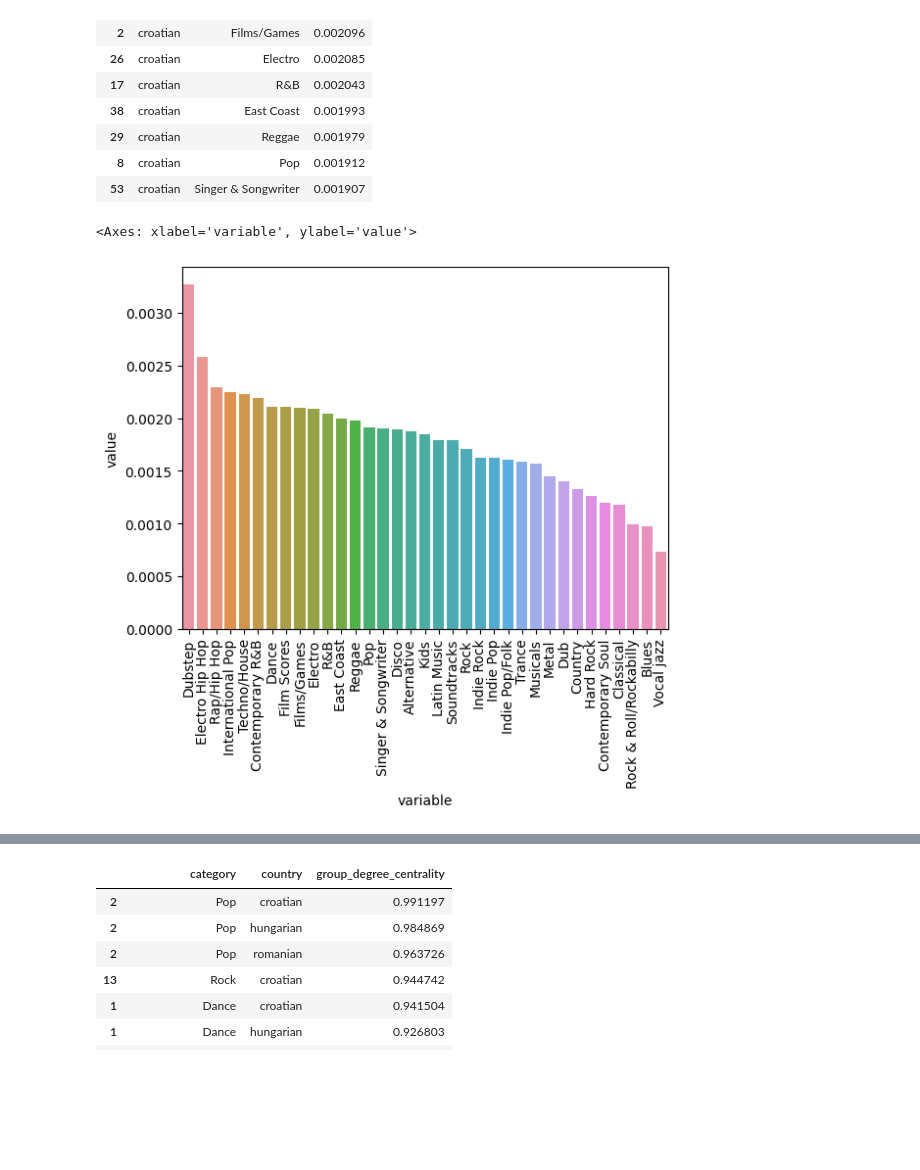
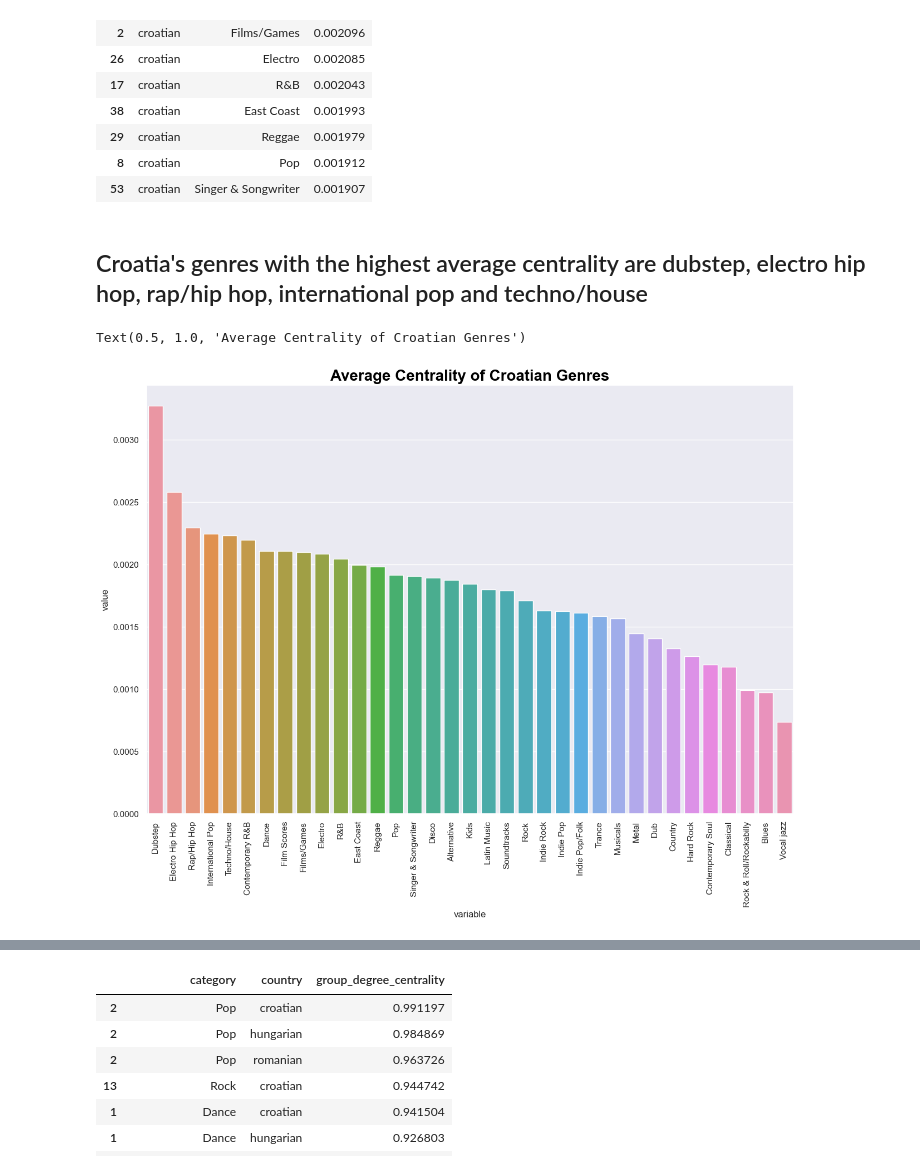
Before and after one commit to sphill12/Data_620, a Jupyter notebook: project1_final_stephen_phillips.ipynb, the cells around one changed output, grey strips where cells are left out. Cells and saved outputs as stored; diff of their text form; code cells hidden in the pictures; blank space fills up the shorter version.

```diff
--- a/project1_final_stephen_phillips.ipynb
+++ b/project1_final_stephen_phillips.ipynb
@@ -373,10 +416,0 @@ test_avg
-# %%
-test_dict = {}
-for genre in list_of_genres:
-    test_dict[genre] = np.average(genre_hr[genre_hr["genre_list"].apply(lambda x: genre in x)]["degree_centrality"])
-
-test_dict
-
-test_df = pd.DataFrame(data = test_dict, index = [0])
-test_df = pd.melt(test_df, var_name = "category", value_name =  "centrality").sort_values(by = "centrality", ascending= False)
-test_df.head(15)
@@ -553,11 +520,13 @@ eigen_centrality_df[eigen_centrality_df["dataset"]== "croatian"].sort_values(by
 | 29 | croatian | Reggae | 0.001979 |
 | 8 | croatian | Pop | 0.001912 |
 | 53 | croatian | Singer & Songwriter | 0.001907 |
+# %% [markdown]
+## Croatia's genres with the highest average centrality are dubstep, electro hip hop, rap/hip hop, international pop and techno/house
 # %%
 plt.xticks(rotation = 90)
-sns.barplot(data = eigen_centrality_df[eigen_centrality_df["dataset"] == "croatian"][eigen_centrality_df["value"] > 0].sort_values(by = ["value"], ascending = False), x = "variable", y = "value")
+sns.barplot(data = eigen_centrality_df[eigen_centrality_df["dataset"] == "croatian"][eigen_centrality_df["value"] > 0].sort_values(by = ["value"], ascending = False), x = "variable", y = "value").set_title("Average Centrality of Croatian Genres", fontdict = {"fontsize": 20,"fontweight":"bold","color":"black"})
 # %% [output]
-<Axes: xlabel='variable', ylabel='value'>
+Text(0.5, 1.0, 'Average Centrality of Croatian Genres')
-[figure, old version]
+[figure, new version]
 # %%
 plt.xticks(rotation = 90)
```
Also changed, not shown: parts of 54 cells of this notebook.
